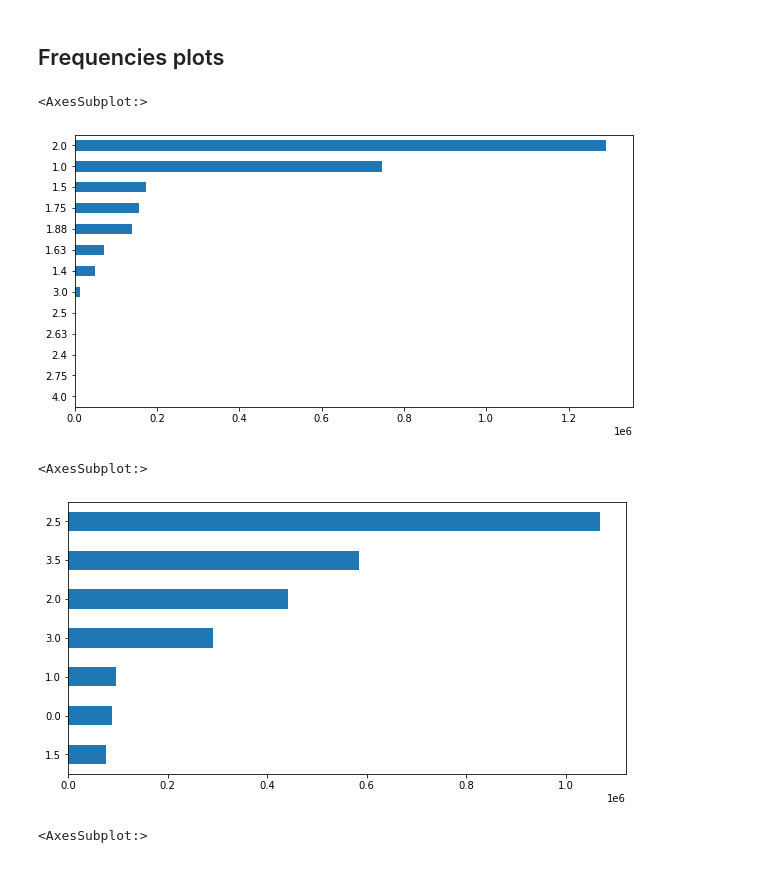
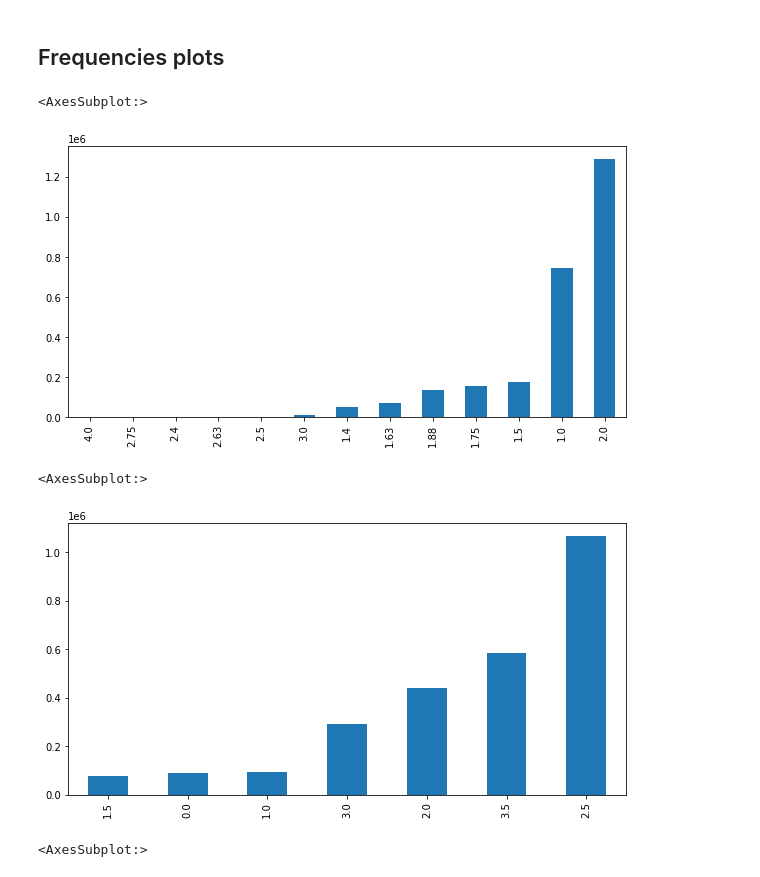
Before and after one commit to alisongh/SIADS-696-Milestone-II, a Jupyter notebook: analysis.ipynb, the cells around one changed output. Cells and saved outputs as stored; diff of their text form; code cells hidden in the pictures.

```diff
--- a/analysis.ipynb
+++ b/analysis.ipynb
@@ -313,15 +363,15 @@ plt.show()
 # %% [markdown]
 ## Frequencies plots
 # %%
-df['story_height'].value_counts().sort_values().plot(kind='barh', figsize=(10,5))
+df['story_height'].value_counts().sort_values().plot(kind='bar', figsize=(10,5))
 # %% [output]
 <AxesSubplot:>
-[figure, old version]
+[figure, new version]
 # %%
-df['bath'].value_counts().sort_values().plot(kind='barh', figsize=(10,5))
+df['bath'].value_counts().sort_values().plot(kind='bar', figsize=(10,5))
 # %% [output]
 <AxesSubplot:>
-[figure, old version]
+[figure, new version]
 # %%
 utilities_df = df[['all', 'electric','water','gas','sewer']]
 sum_utilities = utilities_df.sum()
```
Also changed, not shown: parts of 7 cells of this notebook, 2 other files.
